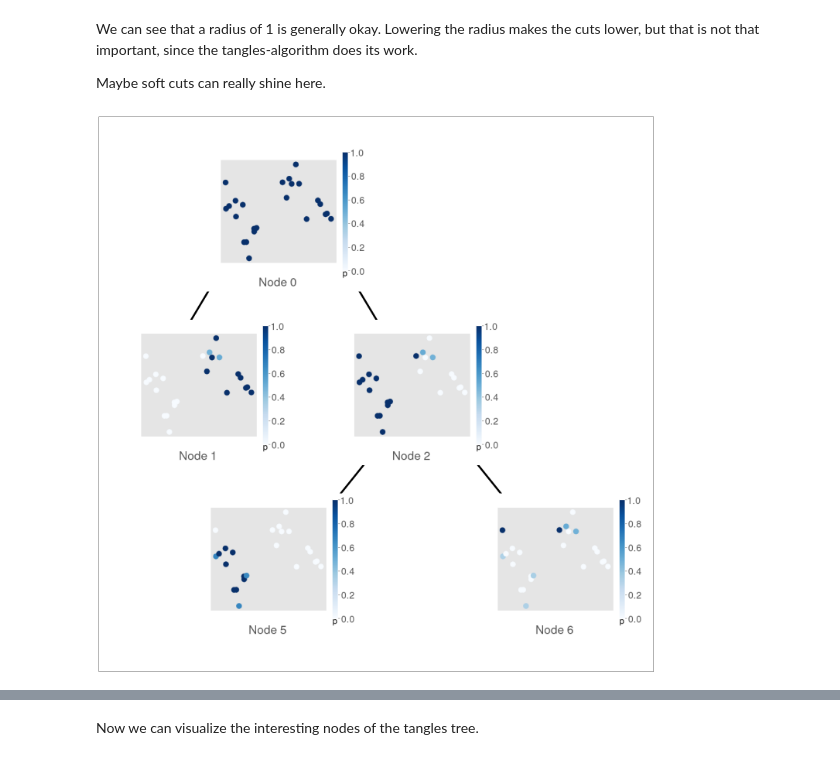
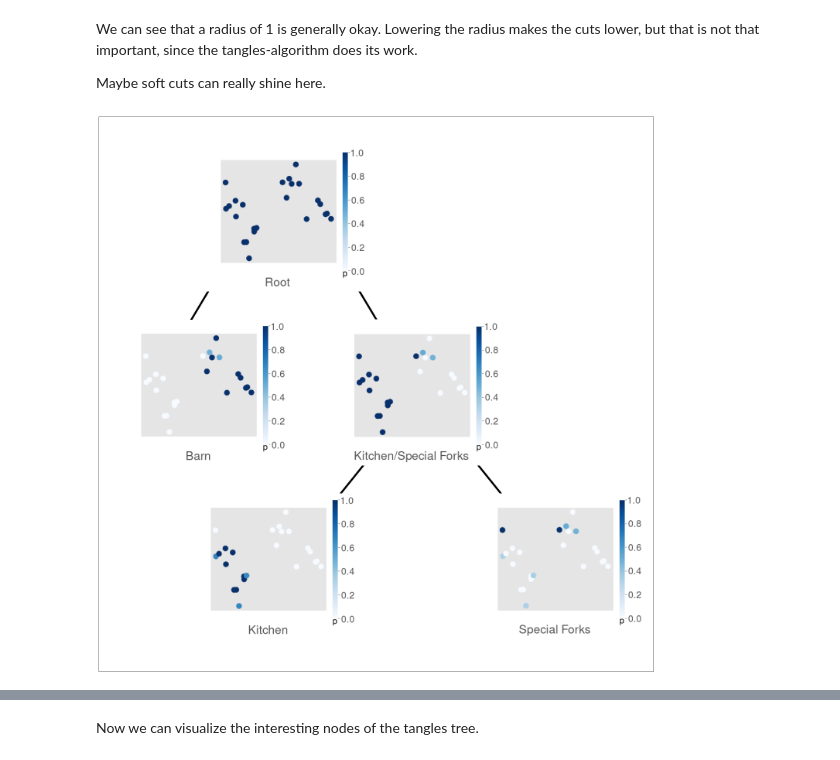
Before and after one commit to Conzel/clustering-triplets-with-tangles, a Jupyter notebook: thesis_real_data.ipynb, the cells around one changed output, grey strips where cells are left out. Drawn from its saved outputs; the diff is of its cells as text; code cells hidden in the pictures.

```diff
--- a/thesis_real_data.ipynb
+++ b/thesis_real_data.ipynb
@@ -194,10 +194,10 @@ Maybe soft cuts can really shine here.
 # %%
 aux_data = Data(embedding, np.ones(cuts.shape[0]))
 plot_soft_predictions(aux_data, tangles.contracted_tangles_tree_, tangles.cuts_.values, path=Path("results"))
-tangles.contracted_tangles_tree_.plot_soft_tree(aux_data, tangles.cuts_.values, path=Path(RESULTS_FOLDER, "vp2_soft_tree.pdf"))
+tangles.contracted_tangles_tree_.plot_soft_tree(aux_data, tangles.cuts_.values, path=Path(RESULTS_FOLDER, "vp2_soft_tree.pdf"), names=["Root", "Barn", "Kitchen/Special Forks", "Kitchen", "Special Forks"])
 alt.Chart(df_plot).mark_circle(size=70).encode(x="x", y="y", color="tangles:N",tooltip=info_labels).interactive().display()
 # %% [output]
-[figure, old version]
+[figure, new version]
 [interactive output not drawn]
 # %%
 def plot_cut(orig_id: int, cut: np.ndarray, embedding: np.ndarray):
```
Also changed, not shown: parts of 3 cells of this notebook, 8 other files.
